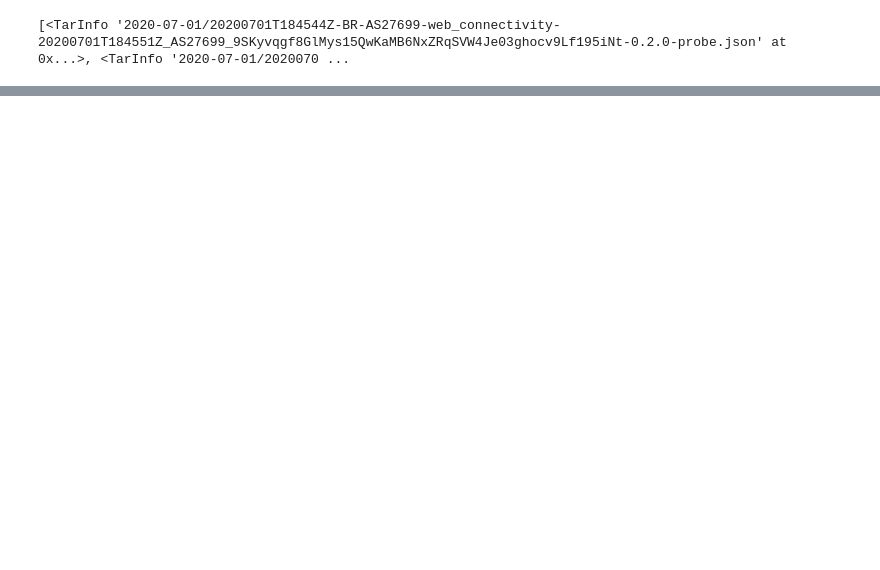
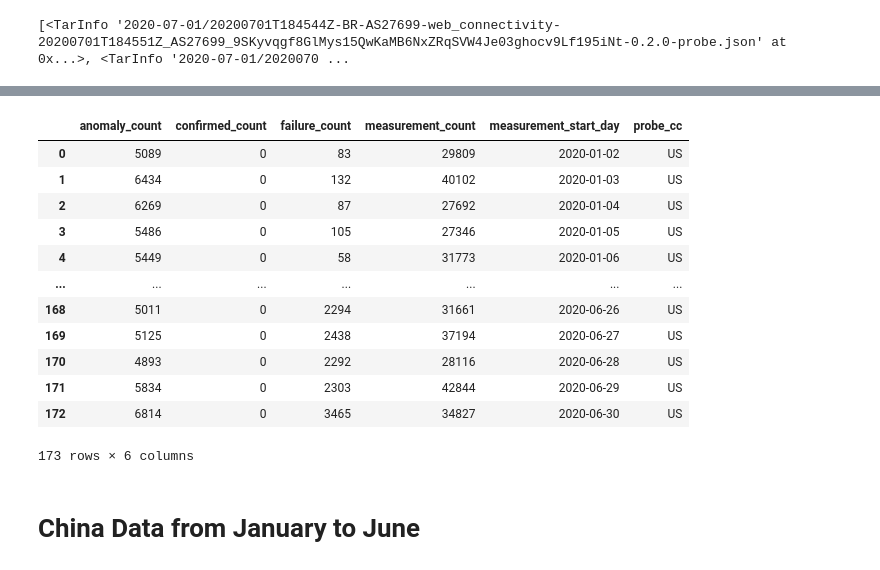
Before and after one commit to clemiblac/Crime_in_DC, a Jupyter notebook: aws_ooni.ipynb, the cells around one changed output, grey strips where cells are left out. Cells and saved outputs as stored; diff of their text form; code cells hidden in the pictures; blank space fills up the shorter version.

```diff
--- a/aws_ooni.ipynb
+++ b/aws_ooni.ipynb
@@ -91,0 +109,40 @@ for index, row in restaurant_types_df.iterrows():
+# %%
+target_url = "https://api.ooni.io/api/v1/aggregation"
+
+params = {
+    "since": "2020-01-01",
+    "until": "2020-06-30",
+    "axis_x": "probe_cc",
+    "axis_y": "measurement_start_day",
+    "test_name": "web_connectivity",
+    "probe_cc":"US",
+    "input": "https://twitter.com/"
+}
+# %%
+response = requests.get(target_url, params)
+usa_data = response.json()
+# %%
+usa_list = []
+
+for item in usa_data["result"]:
+    usa_list.append(item)
+# %%
+usa_df = pd.DataFrame(usa_list)
+
+usa_df
+# %% [output]
+|  | anomaly_count | confirmed_count | failure_count | measurement_count | measurement_start_day | probe_cc |
+| 0 | 5089 | 0 | 83 | 29809 | 2020-01-02 | US |
+| 1 | 6434 | 0 | 132 | 40102 | 2020-01-03 | US |
+| 2 | 6269 | 0 | 87 | 27692 | 2020-01-04 | US |
+| 3 | 5486 | 0 | 105 | 27346 | 2020-01-05 | US |
+| 4 | 5449 | 0 | 58 | 31773 | 2020-01-06 | US |
+| ... | ... | ... | ... | ... | ... | ... |
+| 168 | 5011 | 0 | 2294 | 31661 | 2020-06-26 | US |
+| 169 | 5125 | 0 | 2438 | 37194 | 2020-06-27 | US |
+| 170 | 4893 | 0 | 2292 | 28116 | 2020-06-28 | US |
+| 171 | 5834 | 0 | 2303 | 42844 | 2020-06-29 | US |
+| 172 | 6814 | 0 | 3465 | 34827 | 2020-06-30 | US |
+173 rows × 6 columns
+# %% [markdown]
+# China Data from January to June
```
Also changed, not shown: parts of 24 cells of this notebook.
